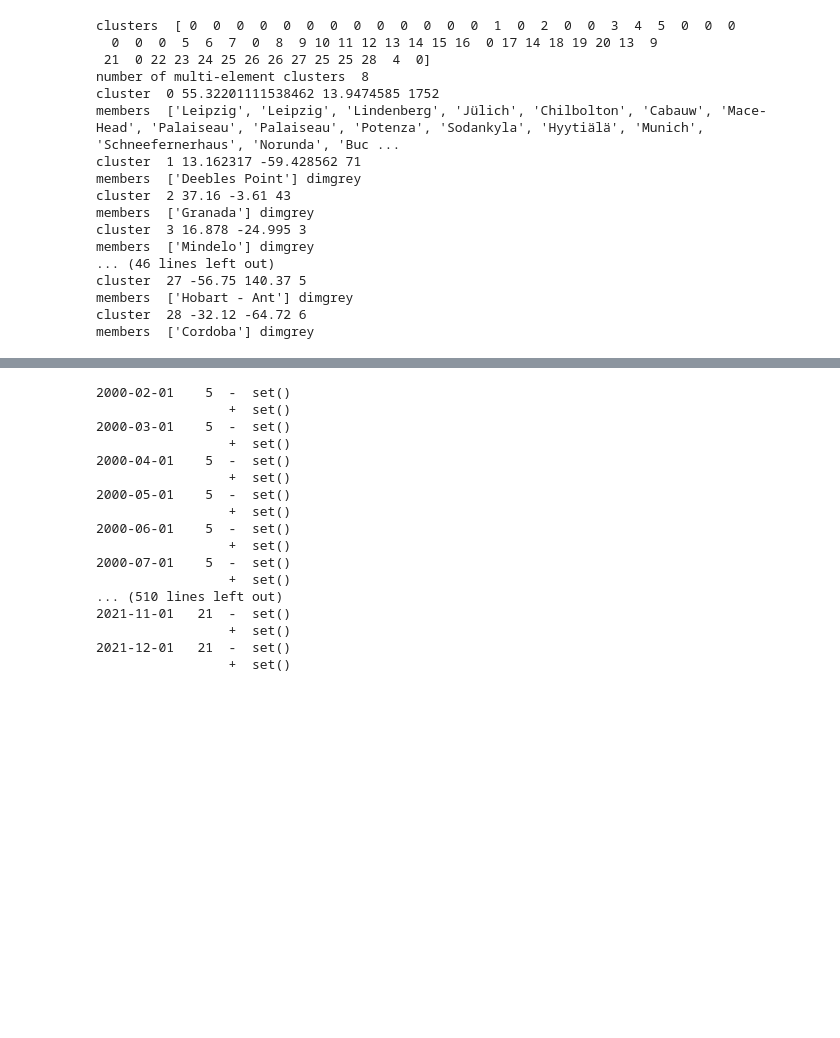
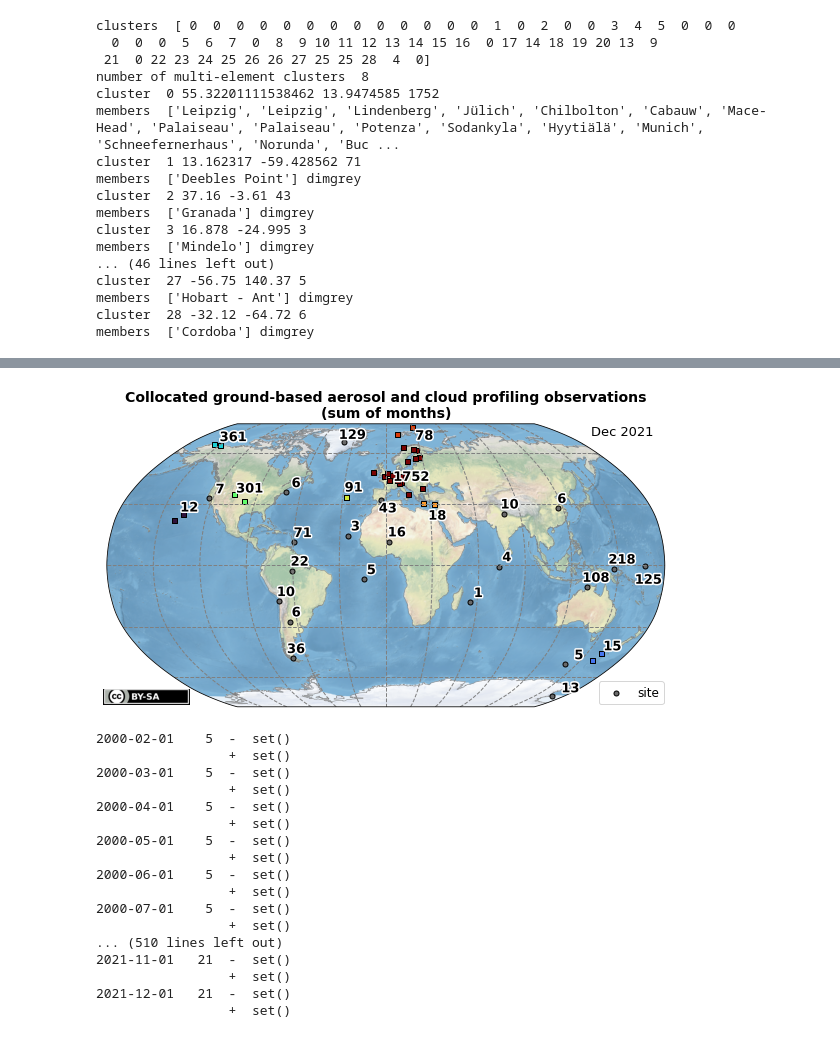
Before and after one commit to martin-rdz/global_gb_cloud_aerosol_profiling, a Jupyter notebook: overview_g-b_profiling.ipynb, the cells around one changed output, grey strips where cells are left out. Drawn from its saved outputs; the diff is of its cells as text; code cells hidden in the pictures; blank space fills up the shorter version.

Commit message:
add the timeseries and the Robinson projection map

```diff
--- a/overview_g-b_profiling.ipynb
+++ b/overview_g-b_profiling.ipynb
@@ -725,0 +736,94 @@ selected site combal
+# %%
+proj = ccrs.PlateCarree(central_longitude=15)
+
+fig = plt.figure(figsize=(10,5.5))
+proj = ccrs.Robinson(central_longitude=0)
+ax = plt.axes(projection=proj)
+
+ax.stock_img()
+
+def get_cluster(cluster_props, site):
+    for i, v in enumerate(cluster_props):
+        if site in [s['shortname'] for s in v['sites']]:
+            return v['color'], v['marker'], v["label"]
+
+
+ax.coastlines('50m', alpha=0.7, color='grey', linewidth=0.7)
+#ax.scatter(lons, lats, marker='.', s=40, color='darkviolet', transform=ccrs.Geodetic(), label='station')
+for key, value in enumerate(mod_sites):
+    key = value['shortname']
+    if value['coordinates']:
+#         dt_end = True if value['duration'][1] == '0' else (
+#             datetime.datetime.strptime(value['duration'][1], '%Y-%m') > datetime.datetime(2018,1,1))
+        zo = 2
+        c, m, label = get_cluster(cluster_props, key)
+        s = 25
+#         print("selected site", key)
+        ax.scatter(value['coordinates'][1], value['coordinates'][0], marker=m,
+                   facecolor=c, edgecolor='black', s=s, zorder=zo,
+                   transform=ccrs.PlateCarree(), label=label)
+
+
+gl = ax.gridlines(crs=ccrs.PlateCarree(), draw_labels=False, linestyle='--', color='gray', linewidth=1.)
+gl.xlabels_top = False
+gl.ylabels_left = False
+lat_edges=[-90,-65,-35,0,35,65,90]
+gl.xlocator = matplotlib.ticker.FixedLocator(range(-180, 181, 30))
+#gl.ylocator = matplotlib.ticker.FixedLocator(range(-90, 91, 30))
+gl.ylocator = matplotlib.ticker.FixedLocator(lat_edges)
+gl.xformatter = cartopy.mpl.gridliner.LONGITUDE_FORMATTER
+gl.yformatter = cartopy.mpl.gridliner.LATITUDE_FORMATTER
+
+for e in cluster_props:
+#     if e['dur_months'] > 120:
+#         c = 'red'
+#     elif e['dur_months'] > 12:
+#         c = 'mediumblue'
+#     else:
+#        c = 'black'
+    c = 'black'
+    sites_cl = [s['location'] for s in e['sites']]
+    print(sites_cl)
+    lat, lon = e['plot_coords']
+    if 'MOSAiC' in sites_cl:
+        print('yeah mosaic')
+        lon += 17
+        lat -= 3
+    t = ax.text(lon, lat, int(e['dur_months']),
+            fontweight='bold', color=c, fontsize=13,
+            horizontalalignment='center', verticalalignment='center',
+            transform=ccrs.Geodetic())
+    t.set_path_effects([path_effects.withStroke(linewidth=3, foreground='w')])
+
+ax.set_title("Collocated ground-based aerosol and cloud profiling observations\n(sum of months)",
+             fontweight='semibold', fontsize=14)
+
+im = matplotlib.image.imread('cc-botton-by-sa.png')
+newax = fig.add_axes([0.12, 0.12, 0.12, 0.1], zorder=3)
+# newax.imshow(np.rot90(im))
+newax.imshow(im)
+newax.axis('off')
+
+ax.set_global()
+
+date_str = dt_until.strftime('%b %Y')
+ax.text(0.98, 0.96, date_str, fontsize=13,
+        bbox=dict(facecolor='none', alpha=0.85, edgecolor='none'), transform=ax.transAxes,
+        rotation=0, verticalalignment='baseline', horizontalalignment='right')
+# ax.text(0.6, 0.02, 'Data: Jan 2018; Visualisation: @_martin_rdz_', fontsize=10,
+#         bbox=dict(facecolor='white', alpha=0.7), transform=ax.transAxes)
+
+
+handles, labels = ax.get_legend_handles_labels()
+new_labels = [labels[labels.index('site')]]
+new_handles = [handles[labels.index('site')]]
+#leg = ax.legend(new_handles, new_labels, loc=(0.74, 0.8), scatterpoints=1)
+leg = ax.legend(new_handles, new_labels, scatterpoints=1,
+                ncol=3, loc='center',
+                bbox_to_anchor=(0.94, 0.05), framealpha=0.8, fontsize=12)
+
+#plt.tight_layout()
+savepath = fn_prefix+'map_profiling_observations_month_sum_cluster_robin.png'
+plt.savefig(savepath, dpi=350)
+print(savepath)
+# %% [output]
@@ -726,3 +847,4 @@ selected site combal
+[figure, added]
 # %%
 def calc_duration(site, du):
 
```
Also changed, not shown: parts of 10 cells of this notebook, 8 other files.
